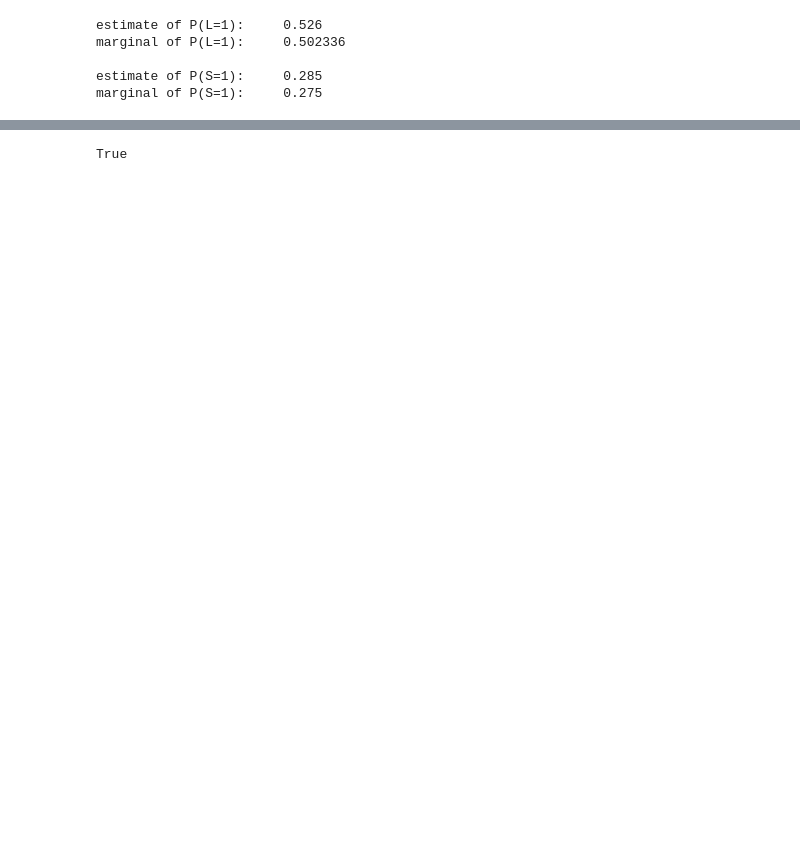
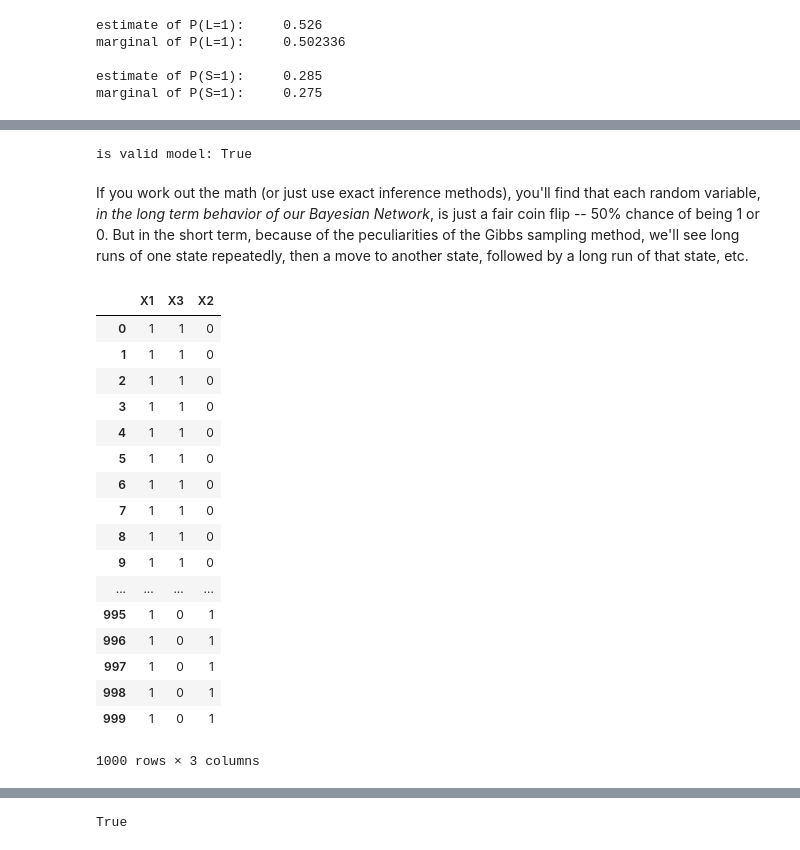
Before and after one commit to philerooski/MOOCs, a Jupyter notebook: PGM/Summary of "Particle Based Approximate Inference".ipynb, the cells around one changed output, grey strips where cells are left out. Drawn from its saved outputs; the diff is of its cells as text; code cells hidden in the pictures; blank space fills up the shorter version.

Commit message:
summary of particle based approximate inference

```diff
--- a/PGM/Summary of "Particle Based Approximate Inference".ipynb
+++ b/PGM/Summary of "Particle Based Approximate Inference".ipynb
@@ -240,0 +252,44 @@ In this case, our estimate isn't too bad considering the low computational cost
+# %%
+# Defining the model structure
+model_xor = BayesianModel([('X1', 'X3'), ('X2', 'X3')])
+
+# Defining individual CPDs
+cpd_x1 = TabularCPD(variable='X1', variable_card=2, values=[[0.5, 0.5]])
+cpd_x2 = TabularCPD(variable='X2', variable_card=2, values=[[0.5, 0.5]])
+cpd_x3 = TabularCPD(variable='X3', variable_card=2,
+                   values=[[0.999, 0.001, 0.001,  0.999],
+                           [0.001, 0.999, 0.999, 0.001]],
+                  evidence=['X1', 'X2'],
+                  evidence_card=[2, 2])
+
+# Associating the CPDs with the network
+model_xor.add_cpds(cpd_x1, cpd_x2, cpd_x3)
+
+print("is valid model:", model_xor.check_model())
+# %% [output]
+is valid model: True
+# %% [markdown]
+If you work out the math (or just use exact inference methods), you'll find that each random variable, *in the long term behavior of our Bayesian Network*, is just a fair coin flip -- 50% chance of being 1 or 0. But in the short term, because of the peculiarities of the Gibbs sampling method, we'll see long runs of one state repeatedly, then a move to another state, followed by a long run of that state, etc.
+# %%
+gibbs_xor = GibbsSampling(model_xor)
+gibbs_xor_sample = gibbs_xor.sample(size=1000)
+gibbs_xor_sample
+# %% [output]
+|  | X1 | X3 | X2 |
+| 0 | 1 | 1 | 0 |
+| 1 | 1 | 1 | 0 |
+| 2 | 1 | 1 | 0 |
+| 3 | 1 | 1 | 0 |
+| 4 | 1 | 1 | 0 |
+| 5 | 1 | 1 | 0 |
+| 6 | 1 | 1 | 0 |
+| 7 | 1 | 1 | 0 |
+| 8 | 1 | 1 | 0 |
+| 9 | 1 | 1 | 0 |
+| ... | ... | ... | ... |
+| 995 | 1 | 0 | 1 |
+| 996 | 1 | 0 | 1 |
+| 997 | 1 | 0 | 1 |
+| 998 | 1 | 0 | 1 |
+| 999 | 1 | 0 | 1 |
+1000 rows × 3 columns
```
Also changed, not shown: parts of 20 cells of this notebook.
